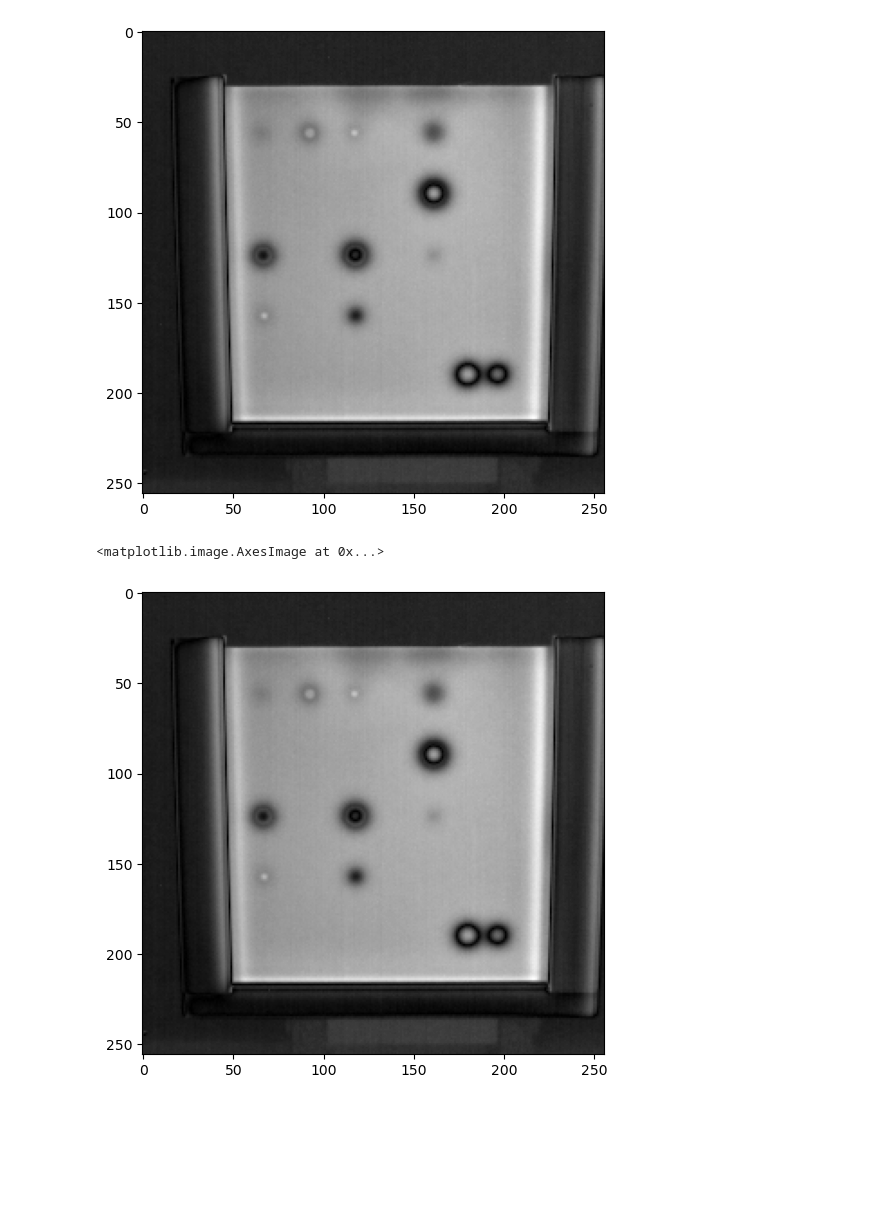
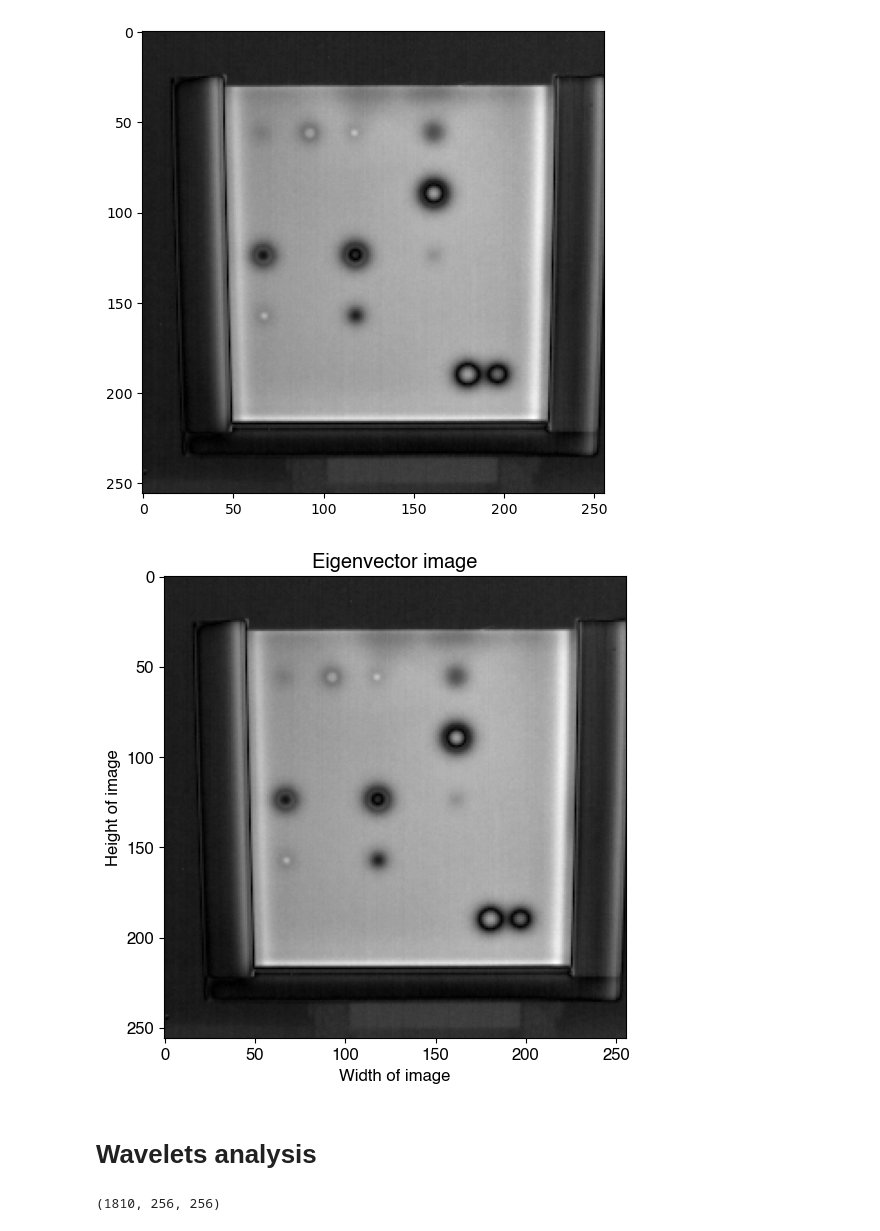
Before and after one commit to konrad-jaworski/Thermal_camera_KAUST, a Jupyter notebook: Neutral_set_testing.ipynb, the cells around one changed output. Drawn from its saved outputs; the diff is of its cells as text; code cells hidden in the pictures; blank space fills up the shorter version.

```diff
--- a/Neutral_set_testing.ipynb
+++ b/Neutral_set_testing.ipynb
@@ -93,11 +98,17 @@ PCT.shape
 PCT=np.transpose(PCT,(1,0))
 PCT=PCT.reshape(PCT.shape[0],thermography_data.shape[1],thermography_data.shape[2])
 # %%
+plt.rcParams['font.family'] = "Helvetica"
+plt.rcParams['font.size'] = 12
+plt.rcParams["pdf.use14corefonts"] = True
+plt.rcParams["ps.useafm"] = True
+
 plt.figure(figsize=(8,6))
 plt.imshow(PCT[2],cmap='gray')
 plt.grid(False)
-plt.colorbar(label='PCA')
-plt.title('Principal Component Thermography')
+plt.title('Principal Component Thermography 3rd principal component')
 plt.xlabel('Width of the image')
 plt.ylabel('Heidgh of the image')
+#plt.savefig("example_pct.pdf", format="pdf", bbox_inches="tight")
+plt.show()
 # %% [output]
@@ -157,5 +168,18 @@ Experimental_data.shape
 # %% [output]
 (7, 256, 256)
 # %%
+plt.rcParams['font.family'] = "Helvetica"
+plt.rcParams['font.size'] = 12
+plt.rcParams["pdf.use14corefonts"] = True
+plt.rcParams["ps.useafm"] = True
+#plt.savefig("example_tsr.pdf", format="pdf", bbox_inches="tight")
+
+plt.figure(figsize=(8,6))
 plt.imshow(Experimental_data[2],cmap='gray')
+plt.grid(False)
+plt.xlabel('Width of the image')
+plt.ylabel('Height of the image')
+plt.title("Polynomial coefficient image")
+#plt.savefig("example_tsr.pdf", format="pdf", bbox_inches="tight")
+plt.show()
 # %% [output]
@@ -202,9 +225,16 @@ for i in range(thermography_data.shape[1]):
     for j in range(thermography_data.shape[2]):
         skew_image[i,j]=stats.skew(thermography_data[:,i,j])
 # %%
+plt.rcParams['font.family'] = "Helvetica"
+plt.rcParams['font.size'] = 12
+plt.rcParams["pdf.use14corefonts"] = True
+plt.rcParams["ps.useafm"] = True
+
 plt.figure(figsize=(8,6))
 plt.imshow(skew_image,cmap='gray')
-plt.title(label='Skew image of Thermogram')
+plt.title(label='Skewness image')
 plt.xlabel('Width of image')
-plt.ylabel('Heidgh of image')
+plt.ylabel('Height of image')
+plt.savefig("example_hos.pdf", format="pdf", bbox_inches="tight")
+plt.show()
 # %% [output]
@@ -439,8 +468,19 @@ plt.imshow(np.abs(omega_original[1]),cmap='gray')
 # %%
 dmd_data=DMD(thermography_data,5)
 # %%
+plt.rcParams['font.family'] = "Helvetica"
+plt.rcParams['font.size'] = 12
+plt.rcParams["pdf.use14corefonts"] = True
+plt.rcParams["ps.useafm"] = True
+#plt.savefig("example_tsr.pdf", format="pdf", bbox_inches="tight")
 plt.figure(figsize=(8,6))
 plt.imshow(np.abs(dmd_data[1]),cmap='gray')
+plt.xlabel("Width of image")
+plt.ylabel("Height of image")
+plt.title("Eigenvector image")
+plt.savefig("example_dmd.pdf", format="pdf", bbox_inches="tight")
+plt.show()
 # %% [output]
-<matplotlib.image.AxesImage at 0x...>
-[figure, old version]
+[figure, new version]
+# %% [markdown]
+<h1>Wavelets analysis
@@ -446,0 +493,4 @@ plt.imshow(np.abs(dmd_data[1]),cmap='gray')
+# %%
+thermography_data.shape
+# %% [output]
+(1810, 256, 256)
```
Also changed, not shown: parts of 26 cells of this notebook, 1 other file.
